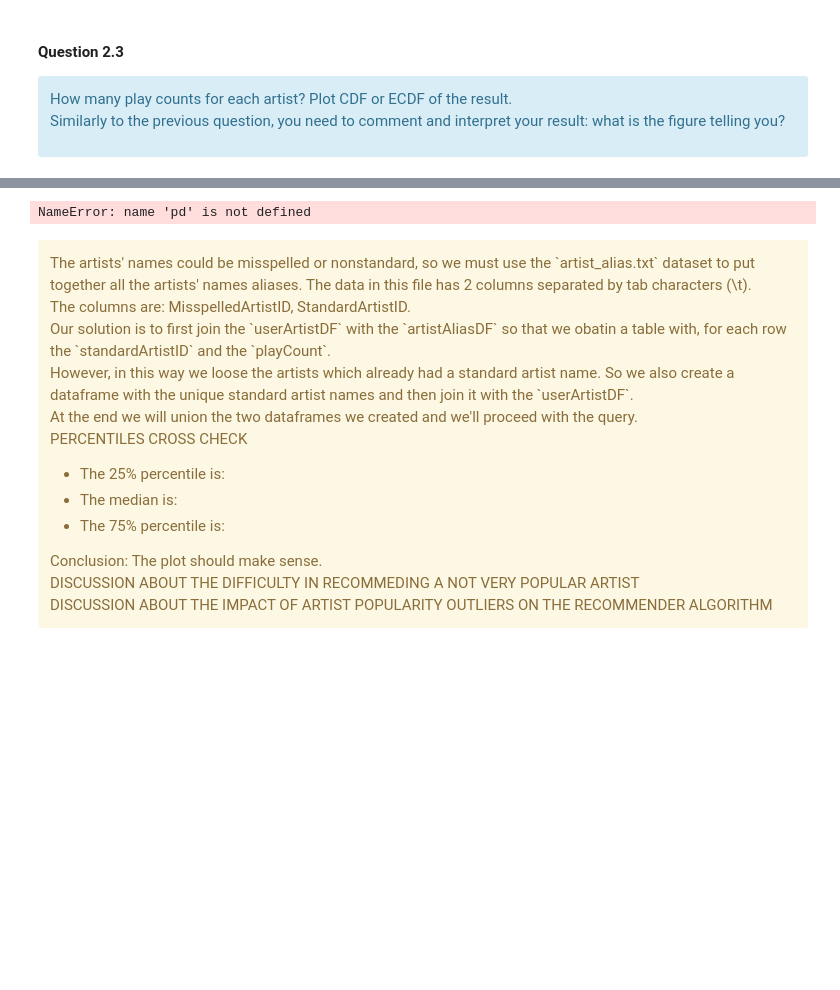
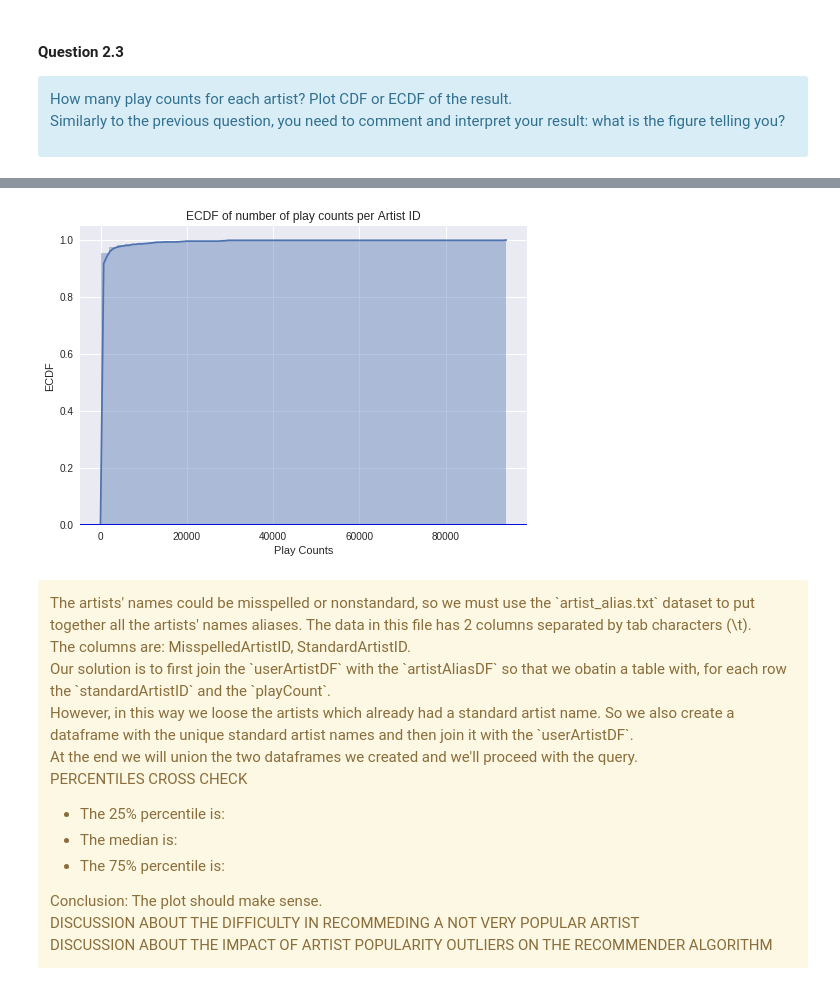
Before and after one commit to sgiammy/AML-course, a Jupyter notebook: RecSys.ipynb, the cells around one changed output, grey strips where cells are left out. Drawn from its saved outputs; the diff is of its cells as text; code cells hidden in the pictures; blank space fills up the shorter version.

```diff
--- a/RecSys.ipynb
+++ b/RecSys.ipynb
@@ -294,7 +344,7 @@ artistAliasSchema = StructType([ \
 
 artistAliasDF = sqlContext.read \
     .format('com.databricks.spark.csv') \
-    .options(header='false', delimiter=' ') \
+    .options(header='false', delimiter='\t') \
     .load(base + "artist_alias.txt", schema = artistAliasSchema) \
 
 # we can cache an Dataframe to avoid computing it from the beginning everytime it is accessed.
@@ -304,10 +354,11 @@ artistPlaycount = userArtistDF.join(artistAliasDF,\
                                      userArtistDF['artistID'] == \
                                       artistAliasDF['misspelledArtistID'],
                                      'inner')\
-                                .select(artistAliasDF.standardArtistID.alias('artistID'), userArtistDF.playCount)
+                                .select('artistID', 'playCount')
+
 # But in this way we are loosing the playcounts of the artists with the standardArtistID, so...
 # First we create a df with the unique standardArtist names
-standarArtistDF = artistAliasDF.select("standardArtistID").distinct()
+standardArtistDF = artistAliasDF.select("standardArtistID").distinct()
 
 
 otherArtistPlaycount = userArtistDF.join(standardArtistDF,\
@@ -317,6 +368,6 @@ otherArtistPlaycount = userArtistDF.join(standardArtistDF,\
 
 artistPopularity = artistPlaycount.union(otherArtistPlaycount)\
                     .groupBy('artistID')\
-                    .sum('playCount')\
-                    .orderBy('sum(playCount)', ascending=0)\
+                    .agg(sum('playCount').alias('playCount'))\
+                    .orderBy('playCount', ascending=0)\
                     .collect()
@@ -325,30 +374,31 @@ IndentationError: unexpected indent (<ipython-input-11-48069bb69d8a>, line 20)
 # %%
 pdf = pd.DataFrame(data=artistPopularity)
 # ArtistPopularity schema --> [ArtistID, playCount]
 Y     = np.array( pdf[1] )
 #yvals = np.arange(len(Y))/float(len(Y)) #s.t. we have values between 0 and 1
 
 #plt( Y, yvals )
 sns.distplot(Y,
              hist_kws=dict(cumulative=True),
              kde_kws=dict(cumulative=True))
 plt.xlabel('Play Counts')
 plt.ylabel('ECDF')
 #plt.grid(True,which="both",ls="-")
 plt.title('ECDF of number of play counts per Artist ID')
 
 
 # Now we compute the percentiles
-percent25 = np.percentile(Y, 25)
-percent50 = np.percentile(Y, 50)
-percent75 = np.percentile(Y, 75)
+data_max = np.max(Y)
+percent25 = np.percentile(Y, 25)/data_max
+percent50 = np.percentile(Y, 50)/data_max
+percent75 = np.percentile(Y, 75)/data_max
 plt.axhline(y=percent25, color='r', linestyle='-')
 plt.axhline(y=percent50, color='g', linestyle='-')
 plt.axhline(y=percent75, color='b', linestyle='-')
 
 plt.show()
 # %% [output]
-NameError: name 'pd' is not defined
+[figure, added]
 # %% [markdown]
 <div class="alert alert-warning">
 The artists' names could be misspelled or nonstandard, so we must use the `artist_alias.txt` dataset to put together all the artists' names aliases. The data in this file has 2 columns separated by tab characters (\t). <br>
```
Also changed, not shown: parts of 38 cells of this notebook, 1 other file.
